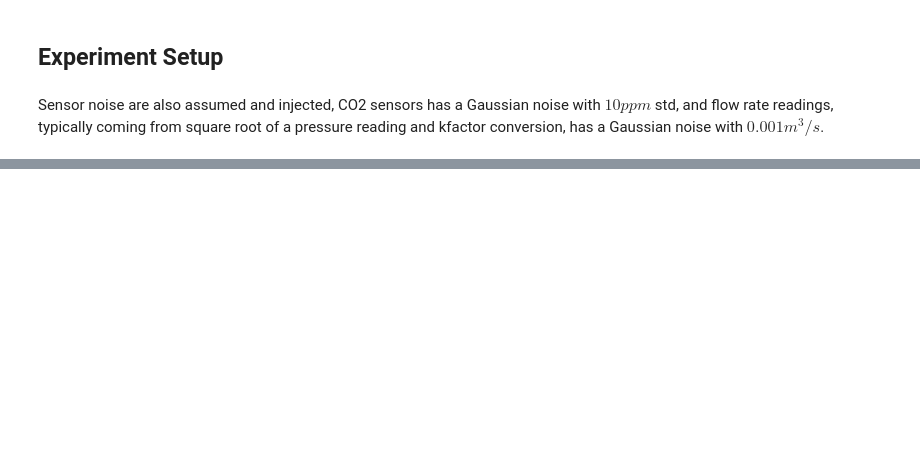
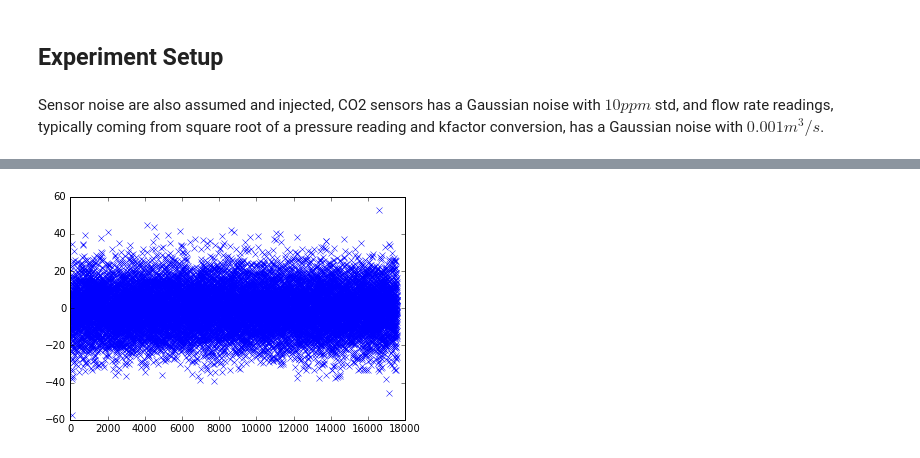
Before and after one commit to bnajafi/BuildingEnergySimulationNotebook, a Jupyter notebook: Zone CO2 Balance Fault Detection.ipynb, the cells around one changed output, grey strips where cells are left out. Cells and saved outputs as stored; diff of their text form; code cells hidden in the pictures; blank space fills up the shorter version.

```diff
--- a/Zone CO2 Balance Fault Detection.ipynb
+++ b/Zone CO2 Balance Fault Detection.ipynb
@@ -199,0 +202,7 @@ plt.show()
+# %%
+import operator
+residues = list(map(operator.sub, predicted, measured))
+plt.plot(residues, 'x')
+plt.show()
+# %% [output]
+[figure, added]
```
Also changed, not shown: parts of 32 cells of this notebook, 2 other files.
